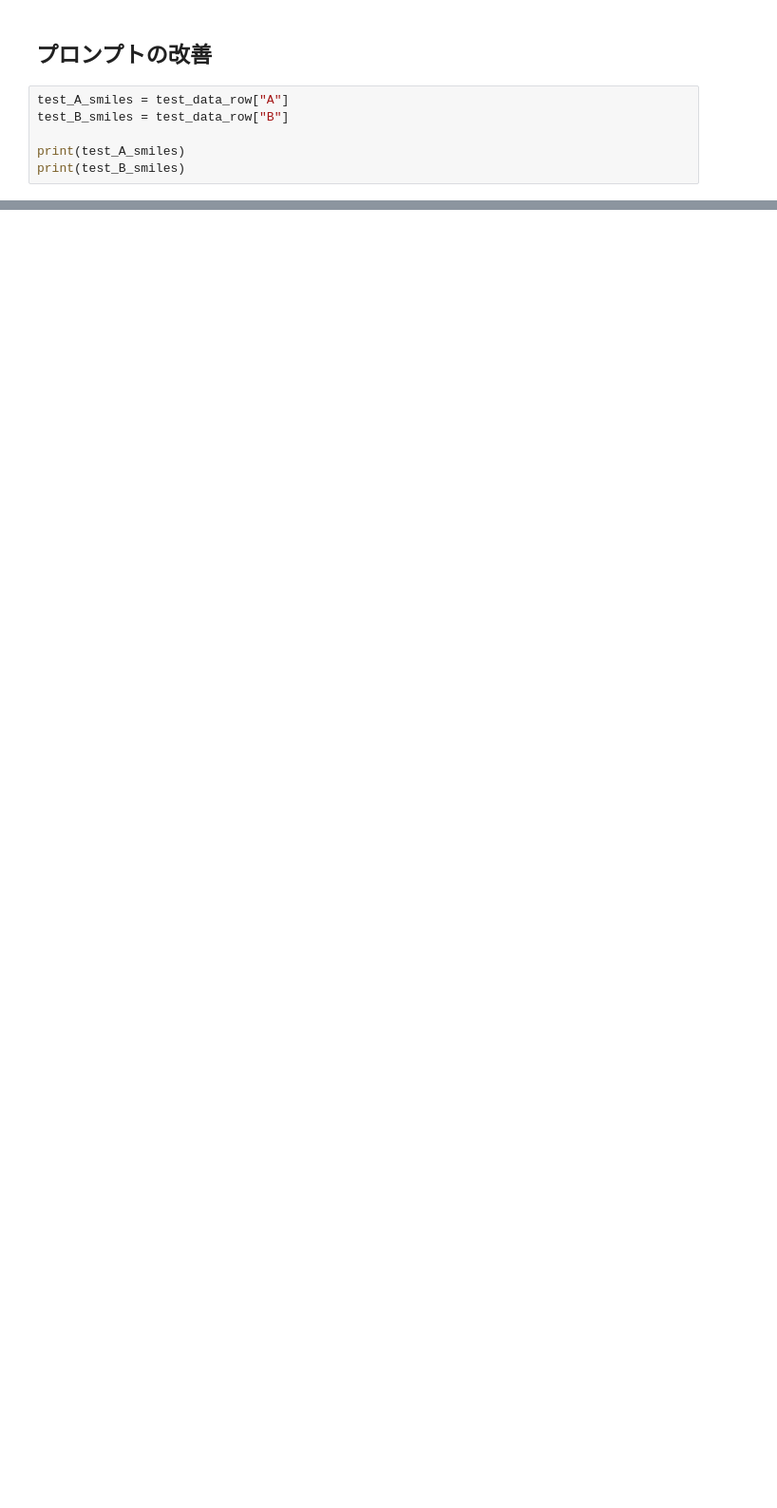
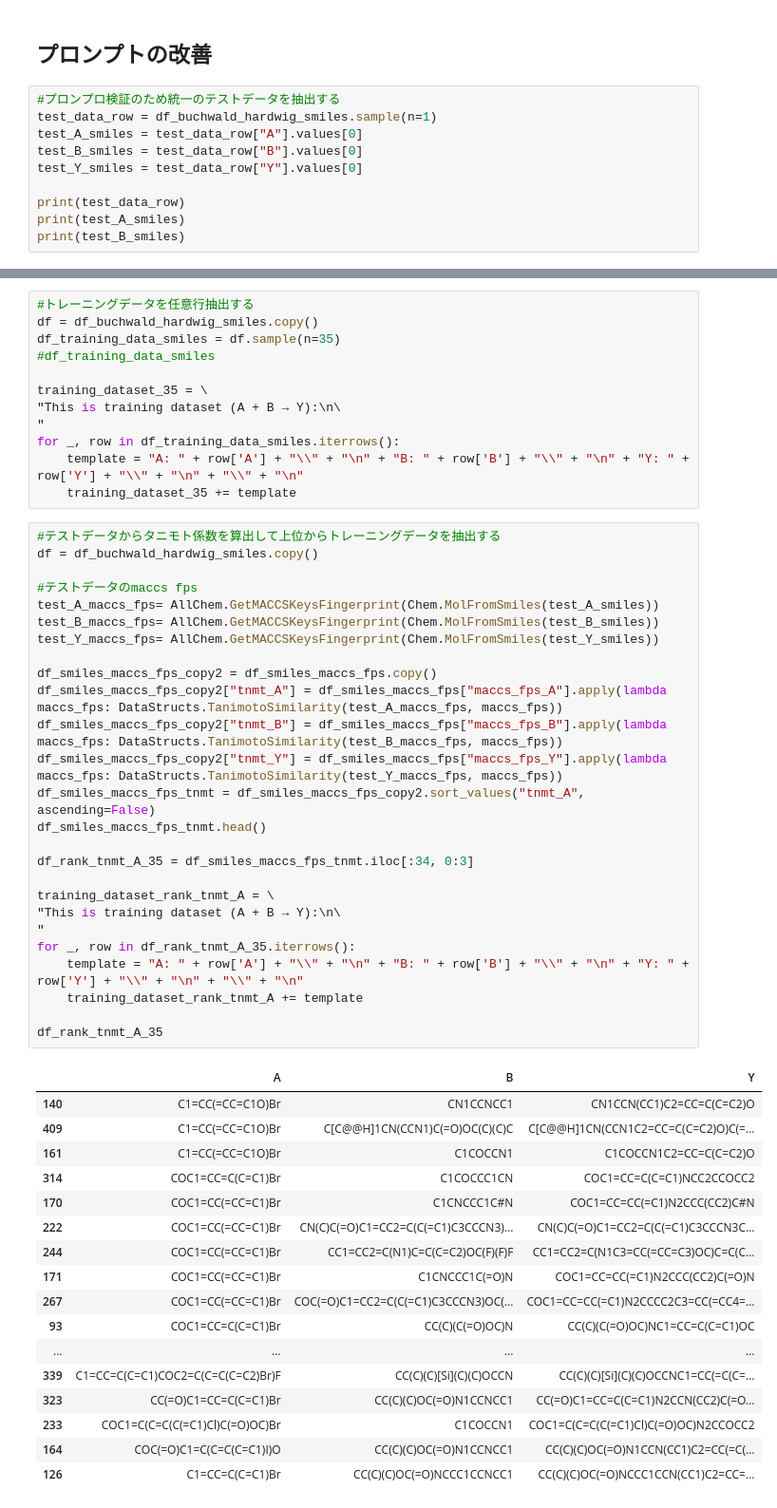
Before and after one commit to KatsumiYamashita/ORD_Chemical_Reaction_Predictor, a Jupyter notebook: sandbox_extract_data.ipynb, the cells around one changed output, grey strips where cells are left out. Shown: that part at 95% size. Drawn from its saved outputs; the diff is of its cells as text; blank space fills up the shorter version.

```diff
--- a/sandbox_extract_data.ipynb
+++ b/sandbox_extract_data.ipynb
@@ -267,9 +238,13 @@ Name: B, dtype: float64
 # %% [markdown]
 ## プロンプトの改善
 # %%
-test_A_smiles = test_data_row["A"]
-test_B_smiles = test_data_row["B"]
+#プロンプロ検証のため統一のテストデータを抽出する
+test_data_row = df_buchwald_hardwig_smiles.sample(n=1)
+test_A_smiles = test_data_row["A"].values[0]
+test_B_smiles = test_data_row["B"].values[0]
+test_Y_smiles = test_data_row["Y"].values[0]
 
+print(test_data_row)
 print(test_A_smiles)
 print(test_B_smiles)
 # %% [output]
@@ -277,0 +255,56 @@ CN(C)[C@H]1CCNC1
+# %%
+#トレーニングデータを任意行抽出する
+df = df_buchwald_hardwig_smiles.copy()
+df_training_data_smiles = df.sample(n=35)
+#df_training_data_smiles
+
+training_dataset_35 = \
+"This is training dataset (A + B → Y):\n\
+"
+for _, row in df_training_data_smiles.iterrows():
+    template = "A: " + row['A'] + "\\" + "\n" + "B: " + row['B'] + "\\" + "\n" + "Y: " + row['Y'] + "\\" + "\n" + "\\" + "\n"
+    training_dataset_35 += template
+# %%
+#テストデータからタニモト係数を算出して上位からトレーニングデータを抽出する
+df = df_buchwald_hardwig_smiles.copy()
+
+#テストデータのmaccs fps
+test_A_maccs_fps= AllChem.GetMACCSKeysFingerprint(Chem.MolFromSmiles(test_A_smiles))
+test_B_maccs_fps= AllChem.GetMACCSKeysFingerprint(Chem.MolFromSmiles(test_B_smiles))
+test_Y_maccs_fps= AllChem.GetMACCSKeysFingerprint(Chem.MolFromSmiles(test_Y_smiles))
+
+df_smiles_maccs_fps_copy2 = df_smiles_maccs_fps.copy()
+df_smiles_maccs_fps_copy2["tnmt_A"] = df_smiles_maccs_fps["maccs_fps_A"].apply(lambda maccs_fps: DataStructs.TanimotoSimilarity(test_A_maccs_fps, maccs_fps))
+df_smiles_maccs_fps_copy2["tnmt_B"] = df_smiles_maccs_fps["maccs_fps_B"].apply(lambda maccs_fps: DataStructs.TanimotoSimilarity(test_B_maccs_fps, maccs_fps))
+df_smiles_maccs_fps_copy2["tnmt_Y"] = df_smiles_maccs_fps["maccs_fps_Y"].apply(lambda maccs_fps: DataStructs.TanimotoSimilarity(test_Y_maccs_fps, maccs_fps))
+df_smiles_maccs_fps_tnmt = df_smiles_maccs_fps_copy2.sort_values("tnmt_A", ascending=False)
+df_smiles_maccs_fps_tnmt.head()
+
+df_rank_tnmt_A_35 = df_smiles_maccs_fps_tnmt.iloc[:34, 0:3]
+
+training_dataset_rank_tnmt_A = \
+"This is training dataset (A + B → Y):\n\
+"
+for _, row in df_rank_tnmt_A_35.iterrows():
+    template = "A: " + row['A'] + "\\" + "\n" + "B: " + row['B'] + "\\" + "\n" + "Y: " + row['Y'] + "\\" + "\n" + "\\" + "\n"
+    training_dataset_rank_tnmt_A += template
+
+df_rank_tnmt_A_35
+# %% [output]
+|  | A | B | Y |
+| 140 | C1=CC(=CC=C1O)Br | CN1CCNCC1 | CN1CCN(CC1)C2=CC=C(C=C2)O |
+| 409 | C1=CC(=CC=C1O)Br | C[C@@H]1CN(CCN1)C(=O)OC(C)(C)C | C[C@@H]1CN(CCN1C2=CC=C(C=C2)O)C(=... |
+| 161 | C1=CC(=CC=C1O)Br | C1COCCN1 | C1COCCN1C2=CC=C(C=C2)O |
+| 314 | COC1=CC=C(C=C1)Br | C1COCCC1CN | COC1=CC=C(C=C1)NCC2CCOCC2 |
+| 170 | COC1=CC(=CC=C1)Br | C1CNCCC1C#N | COC1=CC=CC(=C1)N2CCC(CC2)C#N |
+| 222 | COC1=CC(=CC=C1)Br | CN(C)C(=O)C1=CC2=C(C(=C1)C3CCCN3)... | CN(C)C(=O)C1=CC2=C(C(=C1)C3CCCN3C... |
+| 244 | COC1=CC(=CC=C1)Br | CC1=CC2=C(N1)C=C(C=C2)OC(F)(F)F | CC1=CC2=C(N1C3=CC(=CC=C3)OC)C=C(C... |
+| 171 | COC1=CC(=CC=C1)Br | C1CNCCC1C(=O)N | COC1=CC=CC(=C1)N2CCC(CC2)C(=O)N |
+| 267 | COC1=CC(=CC=C1)Br | COC(=O)C1=CC2=C(C(=C1)C3CCCN3)OC(... | COC1=CC=CC(=C1)N2CCCC2C3=CC(=CC4=... |
+| 93 | COC1=CC=C(C=C1)Br | CC(C)(C(=O)OC)N | CC(C)(C(=O)OC)NC1=CC=C(C=C1)OC |
+| ... | ... | ... | ... |
+| 339 | C1=CC=C(C=C1)COC2=C(C=C(C=C2)Br)F | CC(C)(C)[Si](C)(C)OCCN | CC(C)(C)[Si](C)(C)OCCNC1=CC(=C(C=... |
+| 323 | CC(=O)C1=CC=C(C=C1)Br | CC(C)(C)OC(=O)N1CCNCC1 | CC(=O)C1=CC=C(C=C1)N2CCN(CC2)C(=O... |
+| 233 | COC1=C(C=C(C(=C1)Cl)C(=O)OC)Br | C1COCCN1 | COC1=C(C=C(C(=C1)Cl)C(=O)OC)N2CCOCC2 |
+| 164 | COC(=O)C1=C(C=C(C=C1)I)O | CC(C)(C)OC(=O)N1CCNCC1 | CC(C)(C)OC(=O)N1CCN(CC1)C2=CC(=C(... |
+| 126 | C1=CC=C(C=C1)Br | CC(C)(C)OC(=O)NCCC1CCNCC1 | CC(C)(C)OC(=O)NCCC1CCN(CC1)C2=CC=... |
```
Also changed, not shown: parts of 16 cells of this notebook.
